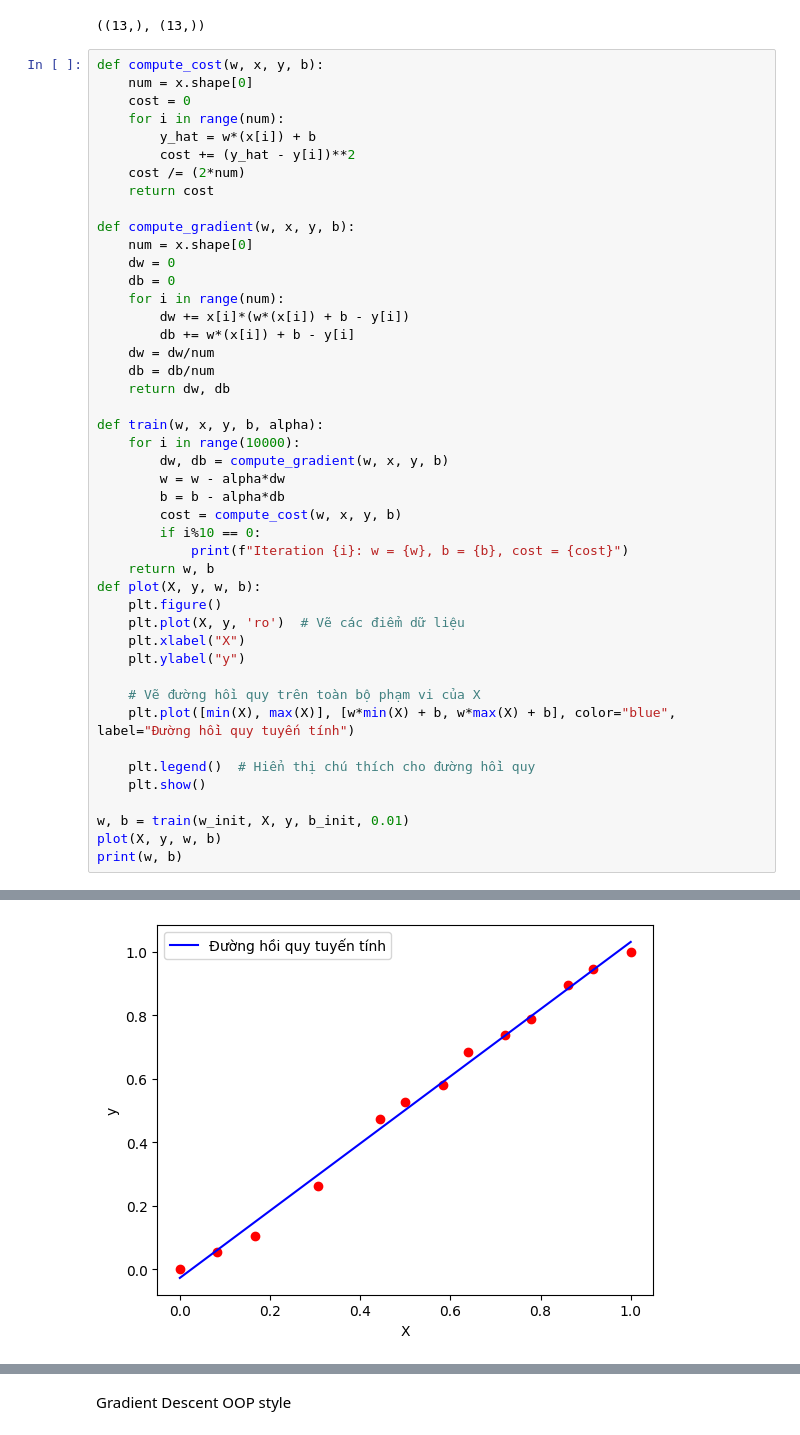
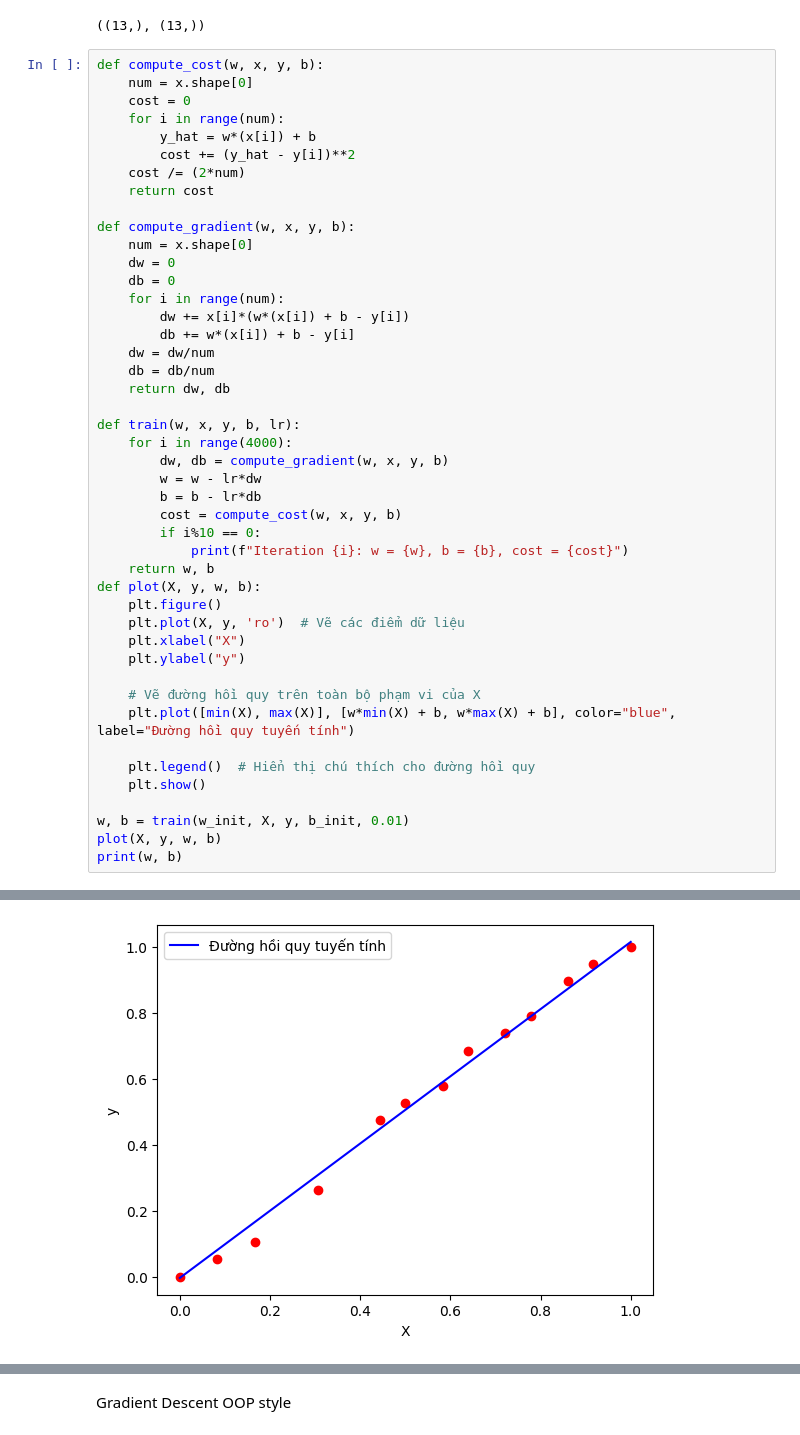
Before and after one commit to thanhhtu/Machine-Learning, a Jupyter notebook: gradient_descent.ipynb, the cells around one changed output, grey strips where cells are left out. Drawn from its saved outputs; the diff is of its cells as text.

```diff
--- a/gradient_descent.ipynb
+++ b/gradient_descent.ipynb
@@ -35,11 +35,11 @@ def compute_gradient(w, x, y, b):
     db = db/num
     return dw, db
 
-def train(w, x, y, b, alpha):
-    for i in range(10000):
+def train(w, x, y, b, lr):
+    for i in range(4000):
         dw, db = compute_gradient(w, x, y, b)
-        w = w - alpha*dw
-        b = b - alpha*db
+        w = w - lr*dw
+        b = b - lr*db
         cost = compute_cost(w, x, y, b)
         if i%10 == 0:
             print(f"Iteration {i}: w = {w}, b = {b}, cost = {cost}")
@@ -80 +80 @@ Iteration 9990: w = 1.0590527716840632, b = -0.027727829641101962, cost = 0.0003
-[figure, old version]
+[figure, new version]
```
Also changed, not shown: parts of 2 cells of this notebook.
